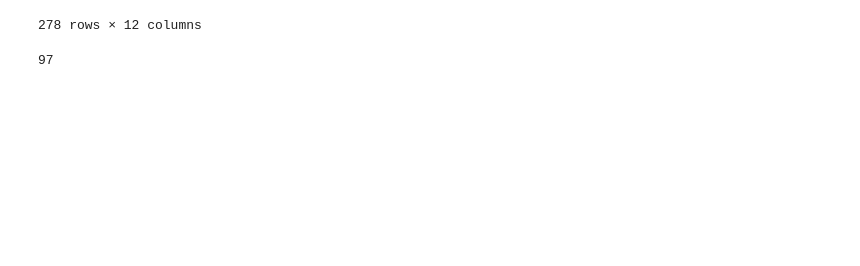
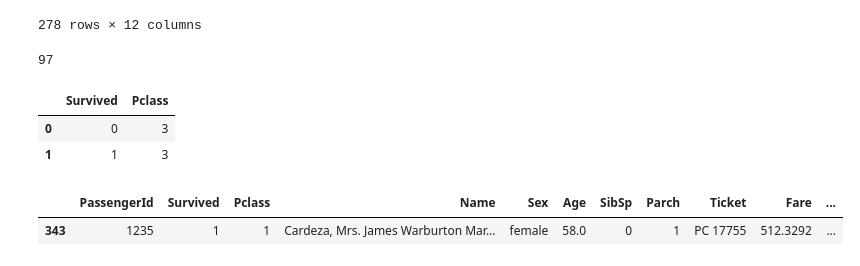
Before and after one commit to raghavsinghalrs/Pandas_Revampp, a Jupyter notebook: pandas.ipynb, the cells around one changed output. Saved outputs shown, nothing was run; the diff lists cells and outputs as text; code cells hidden in the pictures; blank space fills up the shorter version.

```diff
--- a/pandas.ipynb
+++ b/pandas.ipynb
@@ -107,3 +107,15 @@ import numpy
 len(dataset[dataset['Fare']>numpy.mean(dataset['Fare'])])
 # %% [output]
 97
+# %%
+#To get the rows and cols by own choice
+dataset.iloc[0:2,[1,2]]
+# %% [output]
+|  | Survived | Pclass |
+| 0 | 0 | 3 |
+| 1 | 1 | 3 |
+# %%
+dataset[dataset['Fare']==max(dataset['Fare'])]
+# %% [output]
+|  | PassengerId | Survived | Pclass | Name | Sex | Age | SibSp | Parch | Ticket | Fare | ... |
+| 343 | 1235 | 1 | 1 | Cardeza, Mrs. James Warburton Mar... | female | 58.0 | 0 | 1 | PC 17755 | 512.3292 | ... |
```
Also changed, not shown: parts of 1 cell of this notebook.
